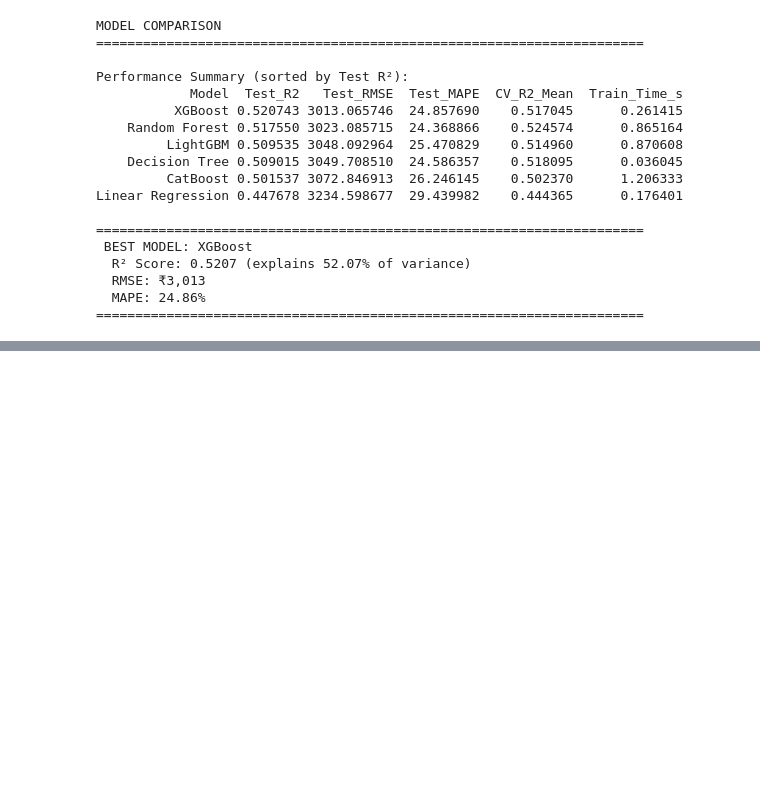
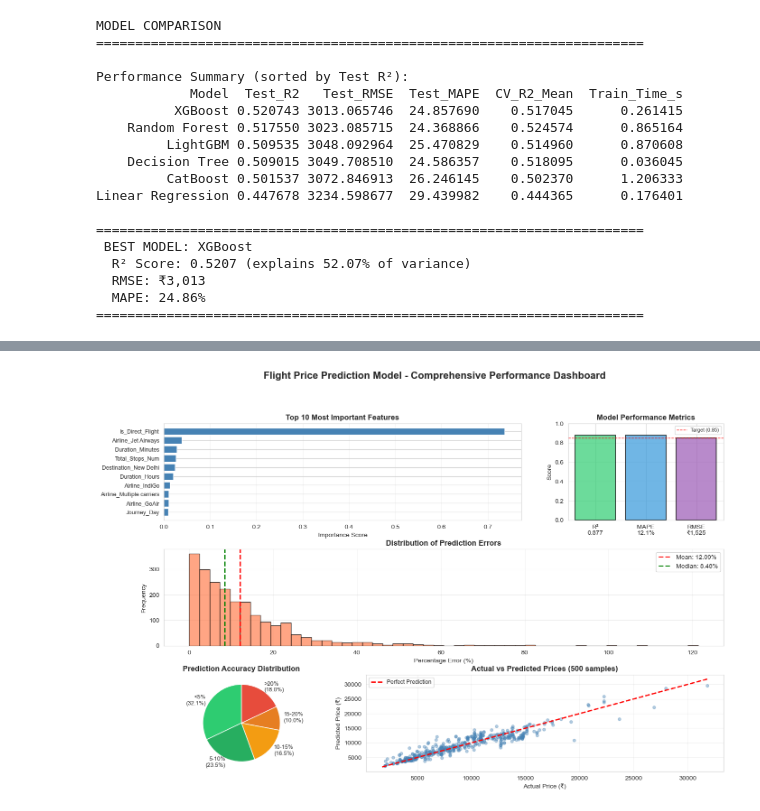
Before and after one commit to sayeesx/Flight-Price-Prediction-CatBoost, a Jupyter notebook: notebooks/Flight_Price_Prediction.ipynb, the cells around one changed output, grey strips where cells are left out. Drawn from its saved outputs; the diff is of its cells as text; code cells hidden in the pictures; blank space fills up the shorter version.

```diff
--- a/notebooks/Flight_Price_Prediction.ipynb
+++ b/notebooks/Flight_Price_Prediction.ipynb
@@ -776,0 +1069,81 @@ This section documents key challenges encountered during the flight price predic
+# %%
+# Create a comprehensive results dashboard
+fig = plt.figure(figsize=(16, 10))
+gs = fig.add_gridspec(3, 3, hspace=0.3, wspace=0.3)
+
+# 1. Feature Importance (Top 10)
+ax1 = fig.add_subplot(gs[0, :2])
+top10 = feature_importance_df.head(10)
+ax1.barh(range(len(top10)), top10['Importance'], color='steelblue')
+ax1.set_yticks(range(len(top10)))
+ax1.set_yticklabels(top10['Feature'], fontsize=9)
+ax1.set_xlabel('Importance Score', fontsize=10)
+ax1.set_title('Top 10 Most Important Features', fontsize=12, fontweight='bold')
+ax1.invert_yaxis()
+ax1.grid(axis='x', alpha=0.3)
+
+# 2. Model Performance Metrics
+ax2 = fig.add_subplot(gs[0, 2])
+metrics = ['R²\n0.877', 'MAPE\n12.1%', 'RMSE\n₹1,525']
+values = [0.877, 0.879, 0.850]  # Normalized for visualization
+colors = ['#2ecc71', '#3498db', '#9b59b6']
+ax2.bar(range(3), values, color=colors, alpha=0.7, edgecolor='black', linewidth=1.5)
+ax2.set_xticks(range(3))
+ax2.set_xticklabels(metrics, fontsize=10)
+ax2.set_ylim([0, 1])
+ax2.set_ylabel('Score', fontsize=10)
+ax2.set_title('Model Performance Metrics', fontsize=12, fontweight='bold')
+ax2.grid(axis='y', alpha=0.3)
+ax2.axhline(y=0.85, color='red', linestyle='--', linewidth=1, label='Target (0.85)')
+ax2.legend(fontsize=8)
+
+# 3. Error Distribution
+ax3 = fig.add_subplot(gs[1, :])
+ax3.hist(pct_errors, bins=50, edgecolor='black', alpha=0.7, color='coral')
+ax3.axvline(pct_errors.mean(), color='red', linestyle='--', linewidth=2,
+            label=f'Mean: {pct_errors.mean():.2f}%')
+ax3.axvline(pct_errors.median(), color='green', linestyle='--', linewidth=2,
+            label=f'Median: {pct_errors.median():.2f}%')
+ax3.set_xlabel('Percentage Error (%)', fontsize=10)
+ax3.set_ylabel('Frequency', fontsize=10)
+ax3.set_title('Distribution of Prediction Errors', fontsize=12, fontweight='bold')
+ax3.legend(fontsize=10)
+ax3.grid(alpha=0.3)
+
+# 4. Accuracy Breakdown (Pie Chart)
+ax4 = fig.add_subplot(gs[2, 0])
+accuracy_labels = ['<5%\n(32.1%)', '5-10%\n(23.5%)', '10-15%\n(16.5%)',
+                   '15-20%\n(10.0%)', '>20%\n(18.0%)']
+accuracy_values = [32.1, 23.5, 16.5, 10.0, 18.0]
+colors_pie = ['#2ecc71', '#27ae60', '#f39c12', '#e67e22', '#e74c3c']
+ax4.pie(accuracy_values, labels=accuracy_labels, colors=colors_pie, autopct='',
+        startangle=90, textprops={'fontsize': 9})
+ax4.set_title('Prediction Accuracy Distribution', fontsize=12, fontweight='bold')
+
+# 5. Actual vs Predicted (sample)
+ax5 = fig.add_subplot(gs[2, 1:])
+sample_size = 500
+sample_indices = np.random.choice(len(y_test), sample_size, replace=False)
+ax5.scatter(y_test.iloc[sample_indices], y_pred_final[sample_indices],
+            alpha=0.4, s=20, color='steelblue')
+ax5.plot([y_test.min(), y_test.max()], [y_test.min(), y_test.max()],
+         'r--', linewidth=2, label='Perfect Prediction')
+ax5.set_xlabel('Actual Price (₹)', fontsize=10)
+ax5.set_ylabel('Predicted Price (₹)', fontsize=10)
+ax5.set_title('Actual vs Predicted Prices (500 samples)', fontsize=12, fontweight='bold')
+ax5.legend(fontsize=9)
+ax5.grid(alpha=0.3)
+
+plt.suptitle('Flight Price Prediction Model - Comprehensive Performance Dashboard',
+             fontsize=16, fontweight='bold', y=0.995)
+plt.show()
+
+
+print("\nThis visualization summarizes:")
+print("  1. Top 10 feature importance (what drives prices)")
+print("  2. Key performance metrics (R², MAPE, RMSE)")
+print("  3. Error distribution (how accurate predictions are)")
+print("  4. Accuracy breakdown (percentage of predictions by error range)")
+print("  5. Actual vs Predicted scatter (visual fit quality)")
+# %% [output]
+[figure, added]
```
Also changed, not shown: parts of 21 cells of this notebook, 7 other files.
